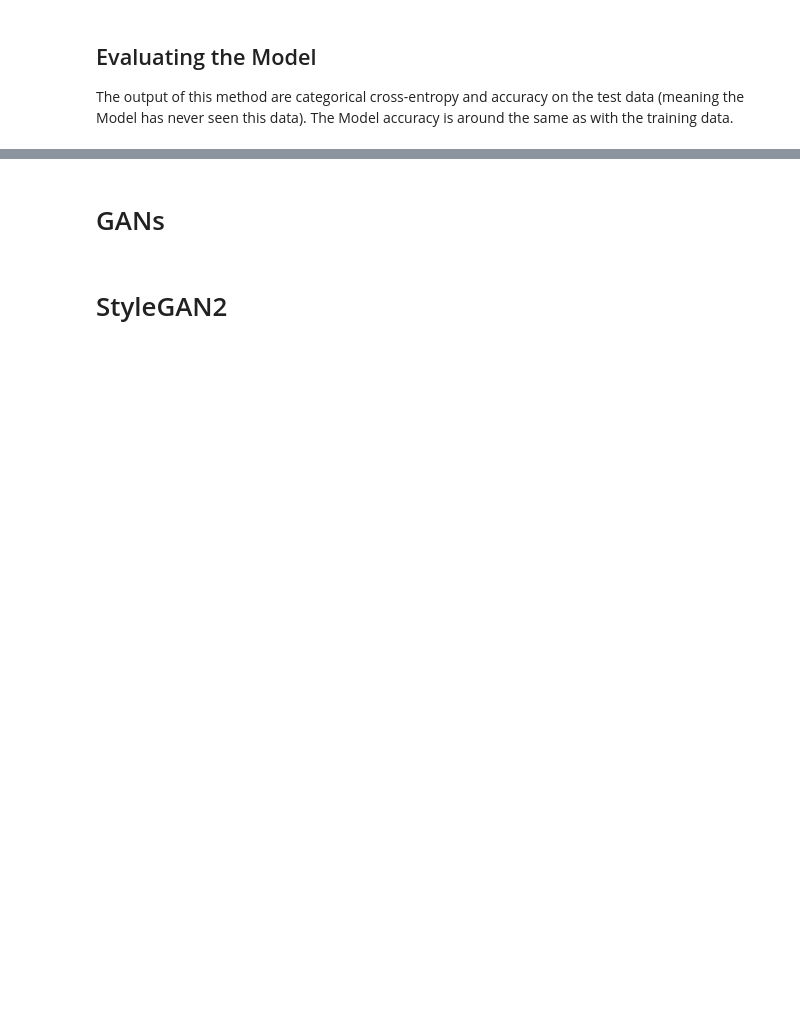
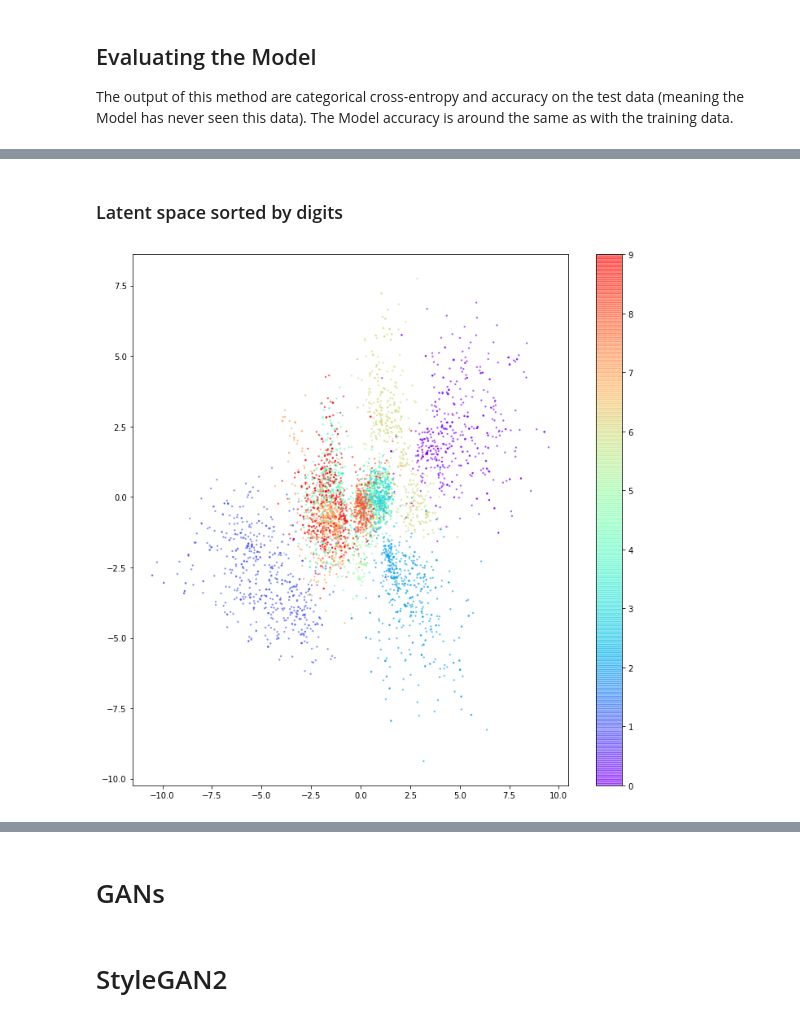
Before and after one commit to d-pettersson/CODE-SE-15-Advanced-Machine-Learning, a Jupyter notebook: Generative Deep Learning - Exploration.ipynb, the cells around one changed output, grey strips where cells are left out. Cells and saved outputs as stored; diff of their text form; code cells hidden in the pictures; blank space fills up the shorter version.

```diff
--- a/Generative Deep Learning - Exploration.ipynb
+++ b/Generative Deep Learning - Exploration.ipynb
@@ -251,0 +310,2 @@ for i, idx in enumerate(indices):
+# %%
+encoder_input = Input(shape = input_dim, name = 'encoder_input')
@@ -251,0 +550,19 @@ for i, idx in enumerate(indices):
+# %% [markdown]
+### Latent space sorted by digits
+# %%
+n_to_show = 5000
+grid_size = 15
+figsize = 12
+
+example_idx = np.random.choice(range(len(x_test)), n_to_show)
+example_images = x_test[example_idx]
+example_labels = y_test[example_idx]
+
+z_points = encoder.predict(example_images)
+
+plt.figure(figsize = (figsize, figsize))
+plt.scatter(z_points[:, 0] , z_points[:, 1] , cmap ='rainbow' , c = example_labels, alpha = 0.5, s = 2)
+plt.colorbar()
+plt.show()
+# %% [output]
+[figure, added]
```
Also changed, not shown: parts of 74 cells of this notebook.
